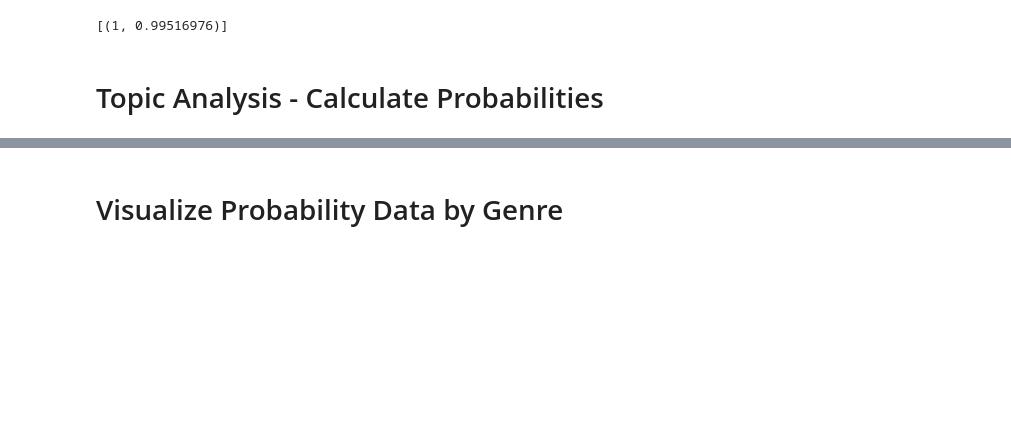
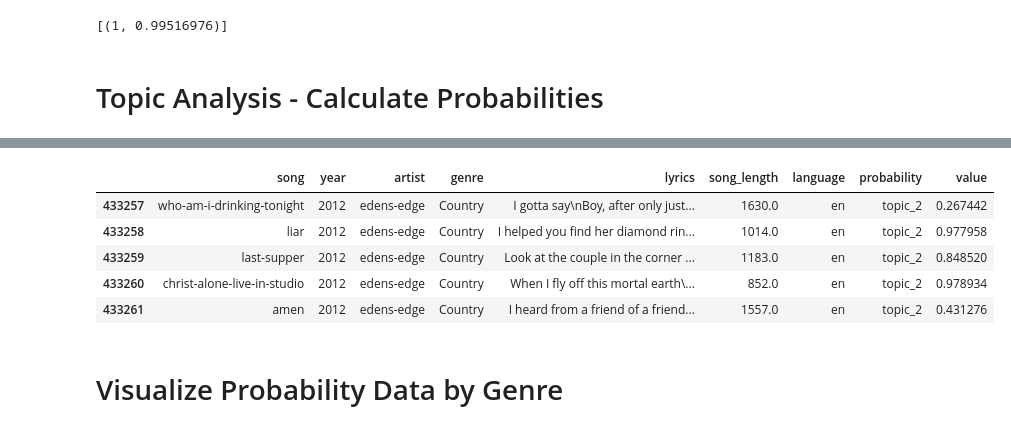
Before and after one commit to jtloong/blog_projects, a Jupyter notebook: song_lyrics/topic_analysis.ipynb, the cells around one changed output, grey strips where cells are left out. Saved outputs shown, nothing was run; the diff lists cells and outputs as text; code cells hidden in the pictures; blank space fills up the shorter version.

```diff
--- a/song_lyrics/topic_analysis.ipynb
+++ b/song_lyrics/topic_analysis.ipynb
@@ -116,3 +135,12 @@ analysis_data.head()
+# %%
+analysis_data.tail()
+# %% [output]
+|  | song | year | artist | genre | lyrics | song_length | language | probability | value |
+| 433257 | who-am-i-drinking-tonight | 2012 | edens-edge | Country | I gotta say\nBoy, after only just... | 1630.0 | en | topic_2 | 0.267442 |
+| 433258 | liar | 2012 | edens-edge | Country | I helped you find her diamond rin... | 1014.0 | en | topic_2 | 0.977958 |
+| 433259 | last-supper | 2012 | edens-edge | Country | Look at the couple in the corner ... | 1183.0 | en | topic_2 | 0.848520 |
+| 433260 | christ-alone-live-in-studio | 2012 | edens-edge | Country | When I fly off this mortal earth\... | 852.0 | en | topic_2 | 0.978934 |
+| 433261 | amen | 2012 | edens-edge | Country | I heard from a friend of a friend... | 1557.0 | en | topic_2 | 0.431276 |
 # %% [markdown]
 # Visualize Probability Data by Genre
 # %%
```
Also changed, not shown: parts of 12 cells of this notebook.
